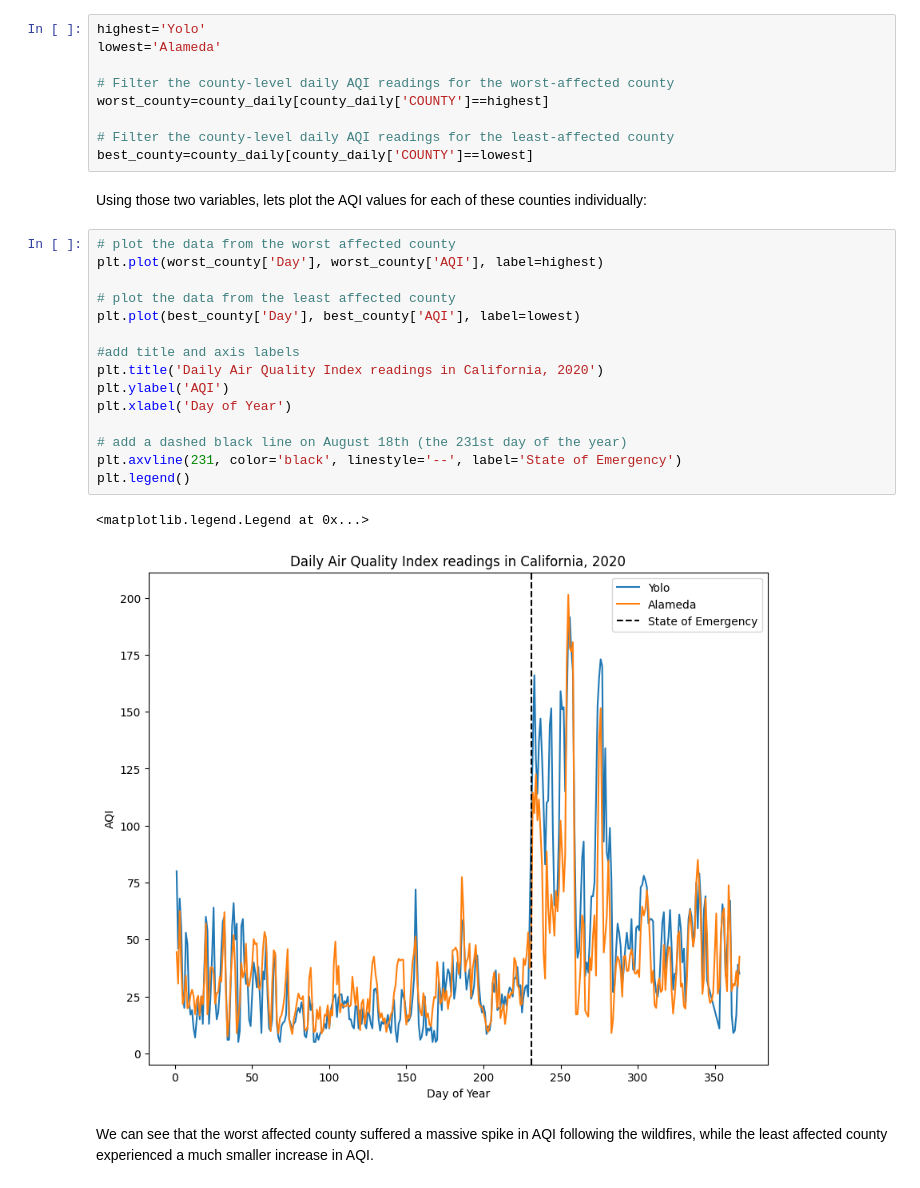
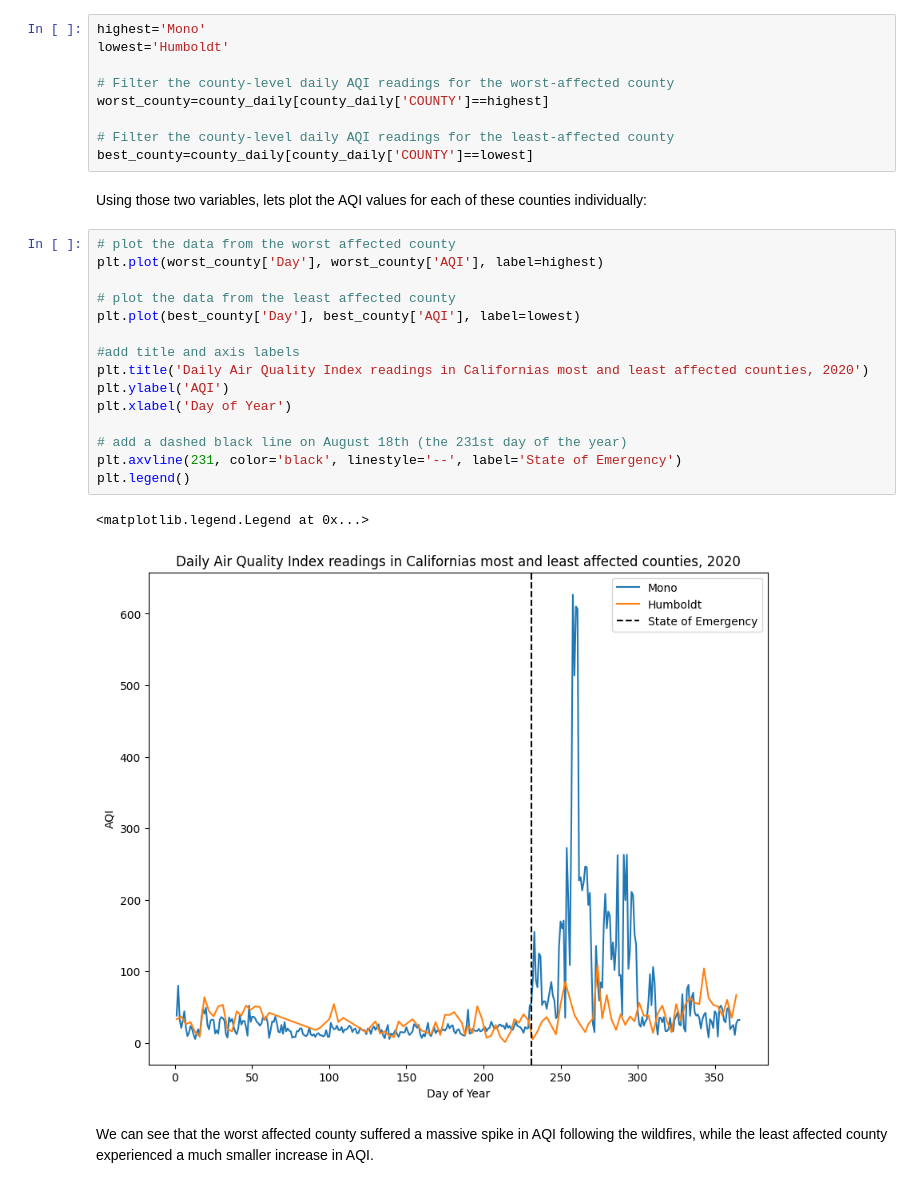
Before and after one commit to sofiya-sh/QM2, a Jupyter notebook: notebooks/W03. Spatial Data.ipynb, the cells around one changed output. Saved outputs shown, nothing was run; the diff lists cells and outputs as text.

```diff
--- a/notebooks/W03. Spatial Data.ipynb
+++ b/notebooks/W03. Spatial Data.ipynb
@@ -268,8 +268,8 @@ Name: AQI, dtype: int64
 # %% [markdown]
 Which county had the highest maximum AQI value? Which county had the lowest? store the names of these counties as varables called "highest" and "lowest", shown below:
 # %%
-highest='Yolo'
-lowest='Alameda'
+highest='Mono'
+lowest='Humboldt'
 
 # Filter the county-level daily AQI readings for the worst-affected county
 worst_county=county_daily[county_daily['COUNTY']==highest]
@@ -281,21 +281,21 @@ Using those two variables, lets plot the AQI values for each of these counties i
 # %%
 # plot the data from the worst affected county
 plt.plot(worst_county['Day'], worst_county['AQI'], label=highest)
 
 # plot the data from the least affected county
 plt.plot(best_county['Day'], best_county['AQI'], label=lowest)
 
 #add title and axis labels
-plt.title('Daily Air Quality Index readings in California, 2020')
+plt.title('Daily Air Quality Index readings in Californias most and least affected counties, 2020')
 plt.ylabel('AQI')
 plt.xlabel('Day of Year')
 
 # add a dashed black line on August 18th (the 231st day of the year)
 plt.axvline(231, color='black', linestyle='--', label='State of Emergency')
 plt.legend()
 # %% [output]
 <matplotlib.legend.Legend at 0x...>
-[figure, old version]
+[figure, new version]
 # %% [markdown]
 We can see that the worst affected county suffered a massive spike in AQI following the wildfires, while the least affected county experienced a much smaller increase in AQI.
 # %% [markdown]
```
Also changed, not shown: parts of 3 cells of this notebook.
